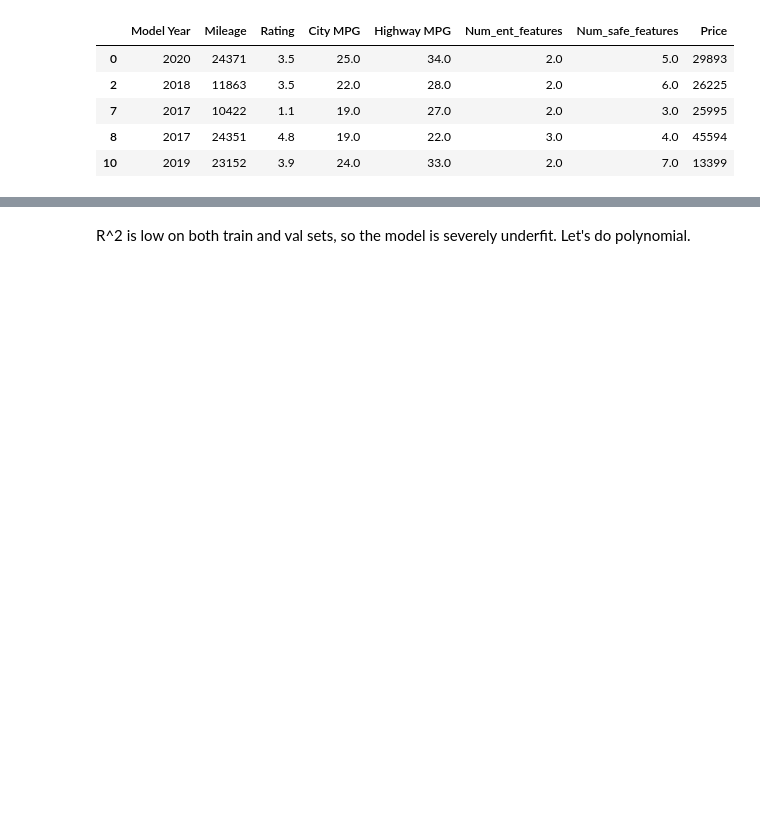
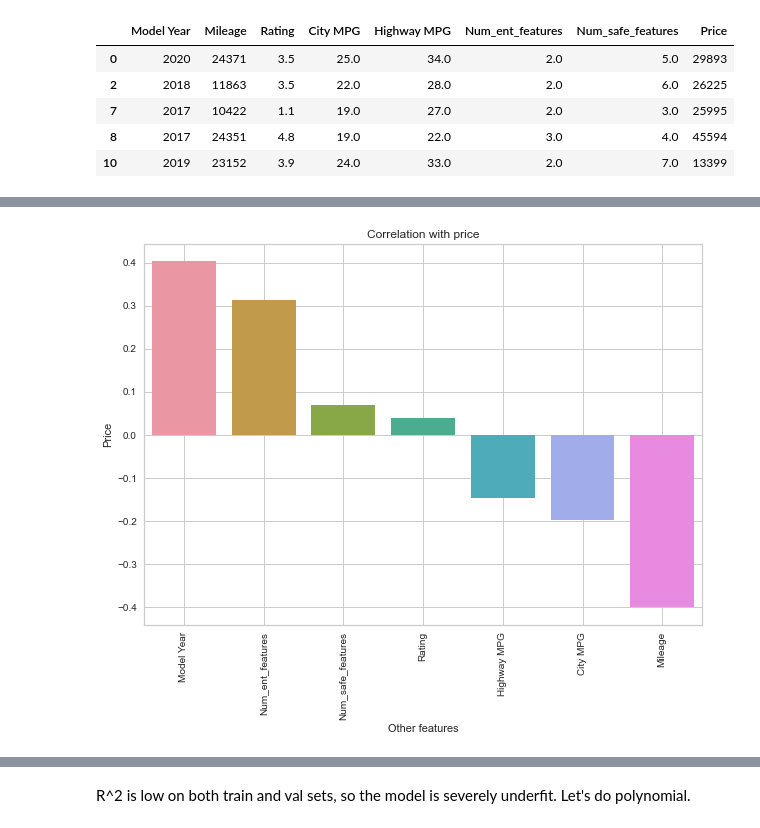
Before and after one commit to luongtruong77/regression-car-price-predictor, a Jupyter notebook: Modeling.ipynb, the cells around one changed output, grey strips where cells are left out. Saved outputs shown, nothing was run; the diff lists cells and outputs as text; code cells hidden in the pictures; blank space fills up the shorter version.

```diff
--- a/Modeling.ipynb
+++ b/Modeling.ipynb
@@ -95,3 +112,19 @@ sns.heatmap(sub_df.corr(), cmap="seismic", annot=True, vmin=-1, vmax=1);
+# %%
+# Sorting the data and reset the index
+df_corr = sub_df.corr().iloc[:,-1].sort_values(ascending=False).reset_index()
+
+df_corr = df_corr[df_corr["Price"] < 1]  # Eliminate the 'price' in the x-axis
+
+plt.figure(figsize=(10,7))
+sns.barplot(x = "index", y = "Price", data = df_corr);
+plt.xlabel("Other features")
+plt.xticks(rotation = 90)
+plt.title("Correlation with price");
+plt.grid(True)
+sns.set_style("dark")
+plt.savefig('figures/corr_bar.png')
+# %% [output]
+[figure, added]
 # %%
 sns.pairplot(sub_df, plot_kws=dict(alpha=.1, edgecolor='none'))
 # %% [output]
```
Also changed, not shown: parts of 73 cells of this notebook, 18 other files.
